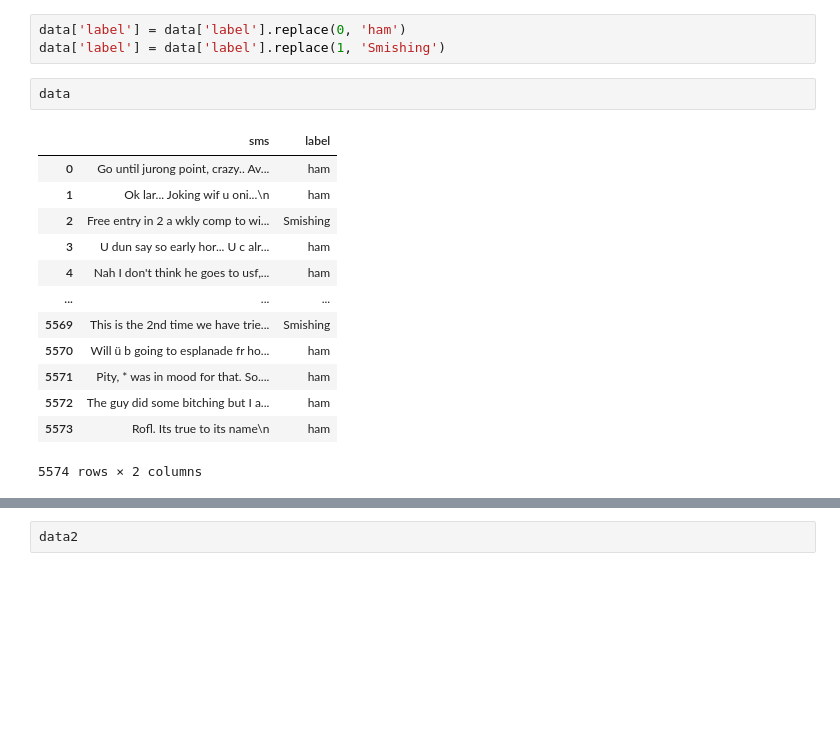
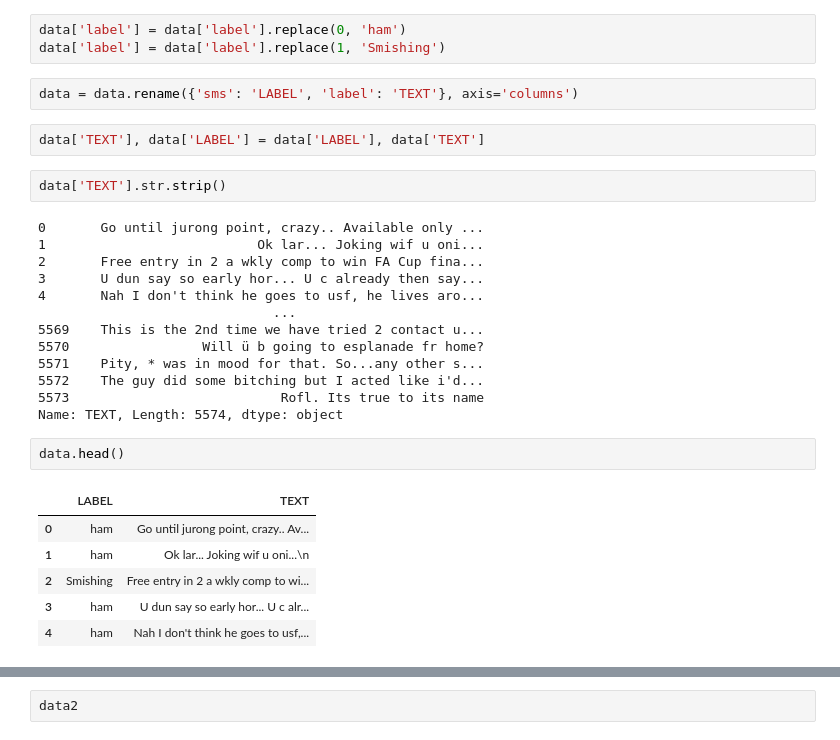
Before and after one commit to tylershienlim/CSIRO-UTS-Backend, a Jupyter notebook: preprocess-ML.ipynb, the cells around one changed output, grey strips where cells are left out. Saved outputs shown, nothing was run; the diff lists cells and outputs as text; blank space fills up the shorter version.

```diff
--- a/preprocess-ML.ipynb
+++ b/preprocess-ML.ipynb
@@ -30,19 +32,31 @@ array([0, 1], dtype=int64)
 # %%
 data['label'] = data['label'].replace(0, 'ham')
 data['label'] = data['label'].replace(1, 'Smishing')
+# %%
+data = data.rename({'sms': 'LABEL', 'label': 'TEXT'}, axis='columns')
+# %%
+data['TEXT'], data['LABEL'] = data['LABEL'], data['TEXT']
+# %%
+data['TEXT'].str.strip()
+# %% [output]
+0       Go until jurong point, crazy.. Available only ...
+1                           Ok lar... Joking wif u oni...
+2       Free entry in 2 a wkly comp to win FA Cup fina...
+3       U dun say so early hor... U c already then say...
+4       Nah I don't think he goes to usf, he lives aro...
+                              ...
+5569    This is the 2nd time we have tried 2 contact u...
+5570                 Will ü b going to esplanade fr home?
+5571    Pity, * was in mood for that. So...any other s...
+5572    The guy did some bitching but I acted like i'd...
+5573                           Rofl. Its true to its name
+Name: TEXT, Length: 5574, dtype: object
 # %%
-data
+data.head()
 # %% [output]
-|  | sms | label |
-| 0 | Go until jurong point, crazy.. Av... | ham |
-| 1 | Ok lar... Joking wif u oni...\n | ham |
-| 2 | Free entry in 2 a wkly comp to wi... | Smishing |
-| 3 | U dun say so early hor... U c alr... | ham |
-| 4 | Nah I don't think he goes to usf,... | ham |
-| ... | ... | ... |
-| 5569 | This is the 2nd time we have trie... | Smishing |
-| 5570 | Will ü b going to esplanade fr ho... | ham |
-| 5571 | Pity, * was in mood for that. So.... | ham |
-| 5572 | The guy did some bitching but I a... | ham |
-| 5573 | Rofl. Its true to its name\n | ham |
+|  | LABEL | TEXT |
+| 0 | ham | Go until jurong point, crazy.. Av... |
+| 1 | ham | Ok lar... Joking wif u oni...\n |
+| 2 | Smishing | Free entry in 2 a wkly comp to wi... |
+| 3 | ham | U dun say so early hor... U c alr... |
+| 4 | ham | Nah I don't think he goes to usf,... |
-5574 rows × 2 columns
```
Also changed, not shown: parts of 20 cells of this notebook, 1 other file.
